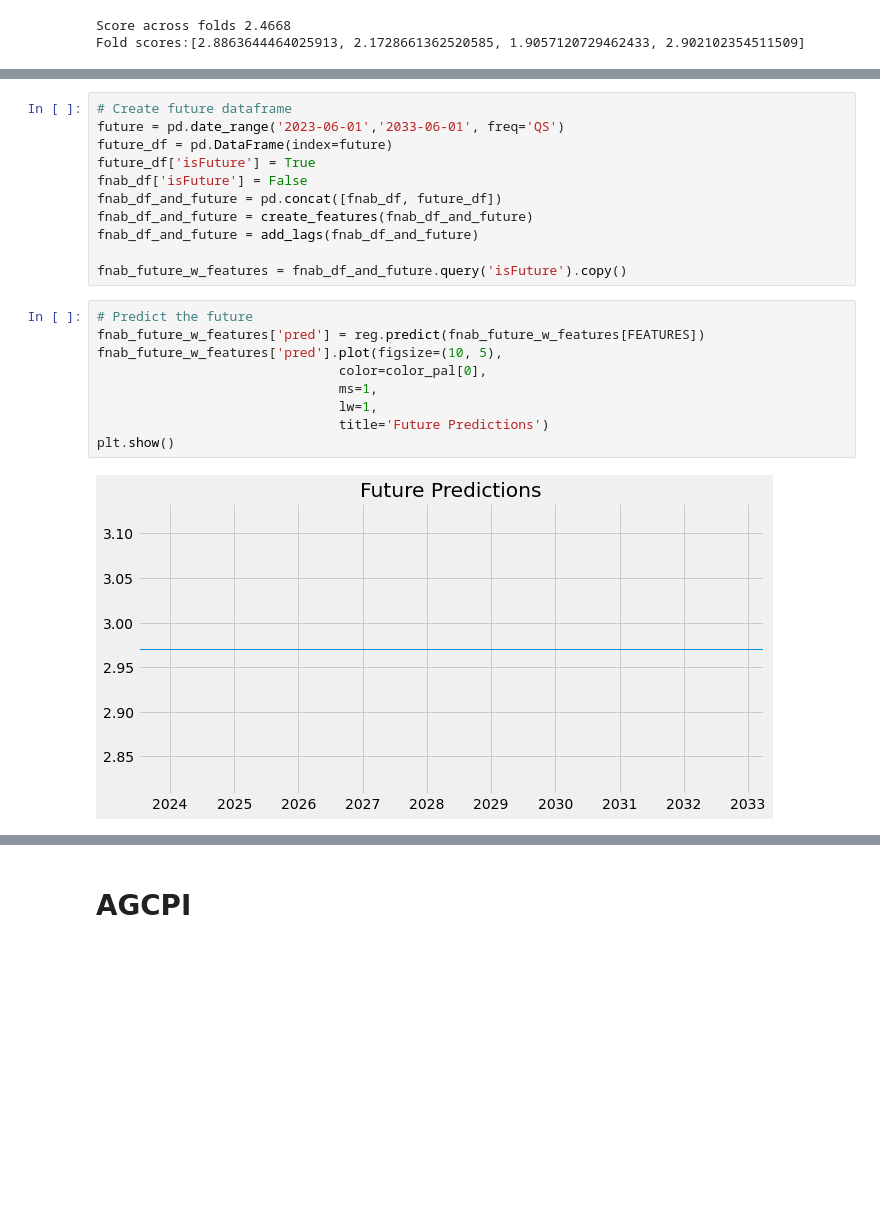
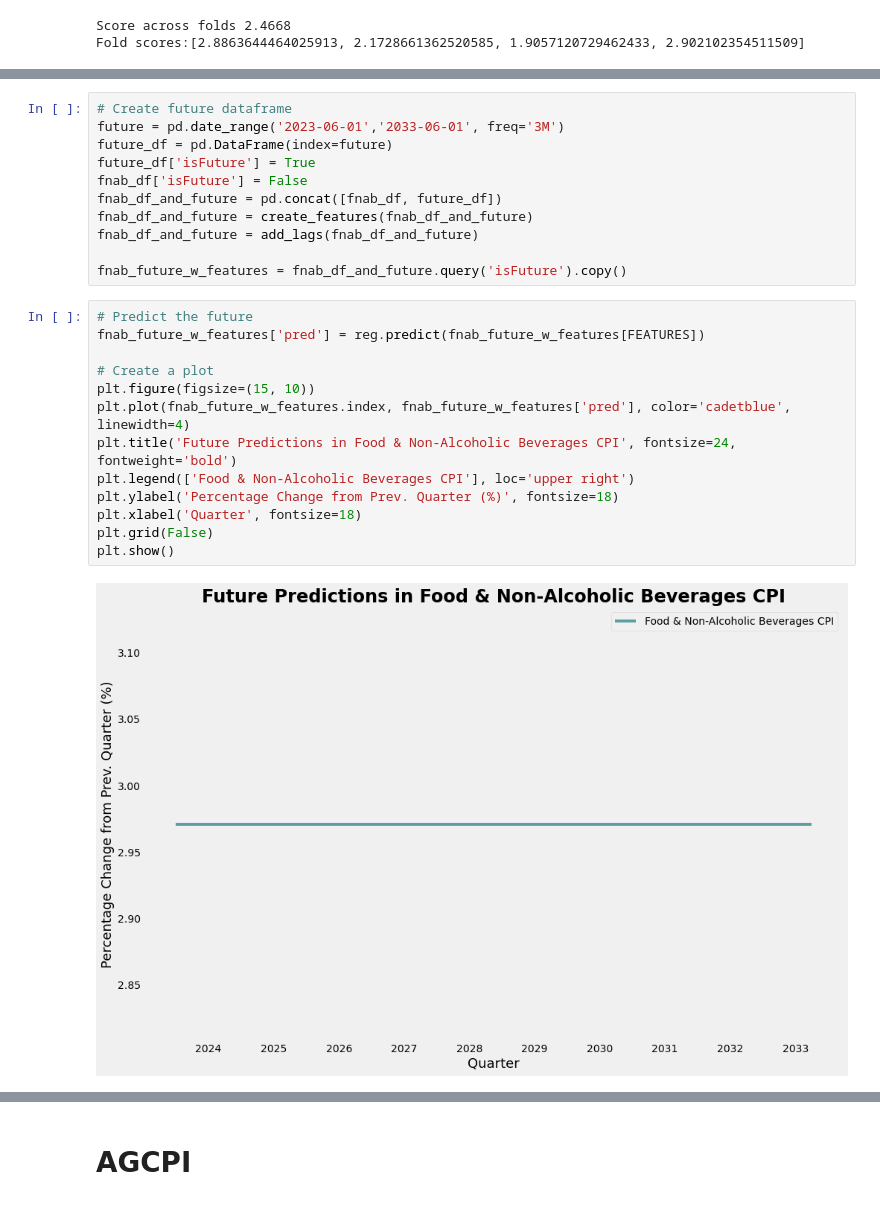
Before and after one commit to mlay0009/fit3164_ds16, a Jupyter notebook: Datasets/Clean Datasets/complex_forecasting.ipynb, the cells around one changed output, grey strips where cells are left out. Drawn from its saved outputs; the diff is of its cells as text; blank space fills up the shorter version.

```diff
--- a/Datasets/Clean Datasets/complex_forecasting.ipynb
+++ b/Datasets/Clean Datasets/complex_forecasting.ipynb
@@ -287,6 +352,6 @@ XGBRegressor(base_score=0.5, booster='gbtree', callbacks=None,
 # %%
 # Create future dataframe
-future = pd.date_range('2023-06-01','2033-06-01', freq='QS')
+future = pd.date_range('2023-06-01','2033-06-01', freq='3M')
 future_df = pd.DataFrame(index=future)
 future_df['isFuture'] = True
 fnab_df['isFuture'] = False
@@ -295,14 +360,18 @@ fnab_df_and_future = create_features(fnab_df_and_future)
 fnab_df_and_future = add_lags(fnab_df_and_future)
 
 fnab_future_w_features = fnab_df_and_future.query('isFuture').copy()
-# %%
-# Predict the future
-fnab_future_w_features['pred'] = reg.predict(fnab_future_w_features[FEATURES])
-fnab_future_w_features['pred'].plot(figsize=(10, 5),
-                               color=color_pal[0],
-                               ms=1,
-                               lw=1,
-                               title='Future Predictions')
-plt.show()
-# %% [output]
-[figure, removed]
+# %%
+# Predict the future
+fnab_future_w_features['pred'] = reg.predict(fnab_future_w_features[FEATURES])
+
+# Create a plot
+plt.figure(figsize=(15, 10))
+plt.plot(fnab_future_w_features.index, fnab_future_w_features['pred'], color='cadetblue', linewidth=4)
+plt.title('Future Predictions in Food & Non-Alcoholic Beverages CPI', fontsize=24, fontweight='bold')
+plt.legend(['Food & Non-Alcoholic Beverages CPI'], loc='upper right')
+plt.ylabel('Percentage Change from Prev. Quarter (%)', fontsize=18)
+plt.xlabel('Quarter', fontsize=18)
+plt.grid(False)
+plt.show()
+# %% [output]
+[figure, added]
```
Also changed, not shown: parts of 12 cells of this notebook, 1 other file.
